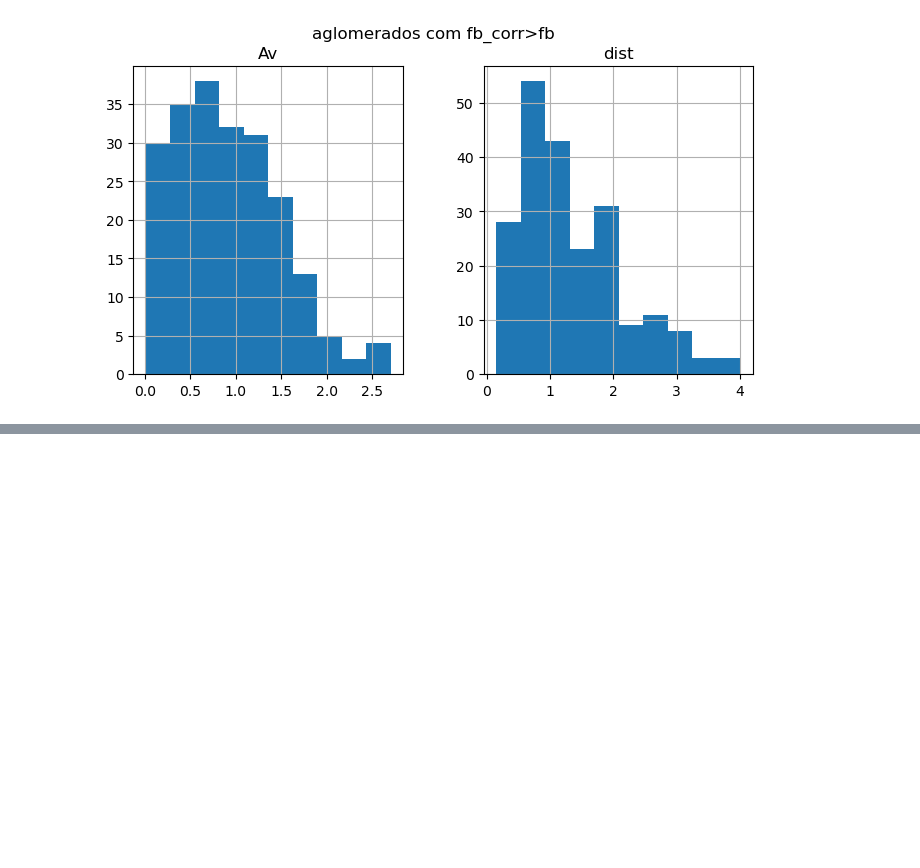
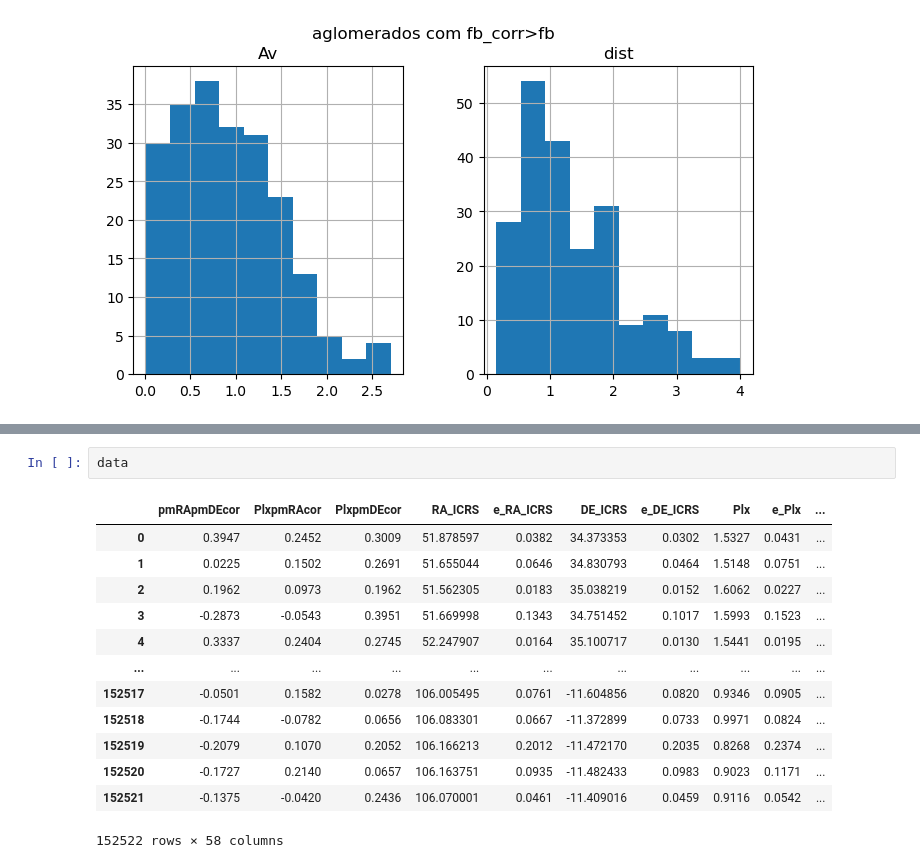
Before and after one commit to RuanPH26/stellar_multiplicity_in_open_clusters, a Jupyter notebook: correcao_amostra.ipynb, the cells around one changed output, grey strips where cells are left out. Saved outputs shown, nothing was run; the diff lists cells and outputs as text; blank space fills up the shorter version.

```diff
--- a/correcao_amostra.ipynb
+++ b/correcao_amostra.ipynb
@@ -450,0 +559,16 @@ plt.show()
+# %%
+data
+# %% [output]
+|  | pmRApmDEcor | PlxpmRAcor | PlxpmDEcor | RA_ICRS | e_RA_ICRS | DE_ICRS | e_DE_ICRS | Plx | e_Plx | ... |
+| 0 | 0.3947 | 0.2452 | 0.3009 | 51.878597 | 0.0382 | 34.373353 | 0.0302 | 1.5327 | 0.0431 | ... |
+| 1 | 0.0225 | 0.1502 | 0.2691 | 51.655044 | 0.0646 | 34.830793 | 0.0464 | 1.5148 | 0.0751 | ... |
+| 2 | 0.1962 | 0.0973 | 0.1962 | 51.562305 | 0.0183 | 35.038219 | 0.0152 | 1.6062 | 0.0227 | ... |
+| 3 | -0.2873 | -0.0543 | 0.3951 | 51.669998 | 0.1343 | 34.751452 | 0.1017 | 1.5993 | 0.1523 | ... |
+| 4 | 0.3337 | 0.2404 | 0.2745 | 52.247907 | 0.0164 | 35.100717 | 0.0130 | 1.5441 | 0.0195 | ... |
+| ... | ... | ... | ... | ... | ... | ... | ... | ... | ... | ... |
+| 152517 | -0.0501 | 0.1582 | 0.0278 | 106.005495 | 0.0761 | -11.604856 | 0.0820 | 0.9346 | 0.0905 | ... |
+| 152518 | -0.1744 | -0.0782 | 0.0656 | 106.083301 | 0.0667 | -11.372899 | 0.0733 | 0.9971 | 0.0824 | ... |
+| 152519 | -0.2079 | 0.1070 | 0.2052 | 106.166213 | 0.2012 | -11.472170 | 0.2035 | 0.8268 | 0.2374 | ... |
+| 152520 | -0.1727 | 0.2140 | 0.0657 | 106.163751 | 0.0935 | -11.482433 | 0.0983 | 0.9023 | 0.1171 | ... |
+| 152521 | -0.1375 | -0.0420 | 0.2436 | 106.070001 | 0.0461 | -11.409016 | 0.0459 | 0.9116 | 0.0542 | ... |
+152522 rows × 58 columns
```
Also changed, not shown: parts of 14 cells of this notebook, 7 other files.
